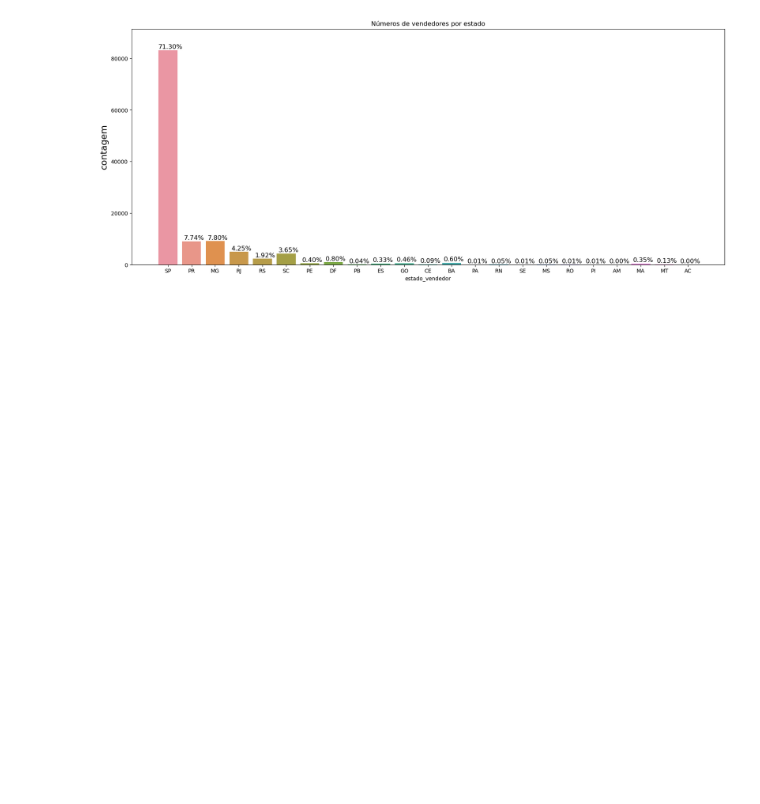
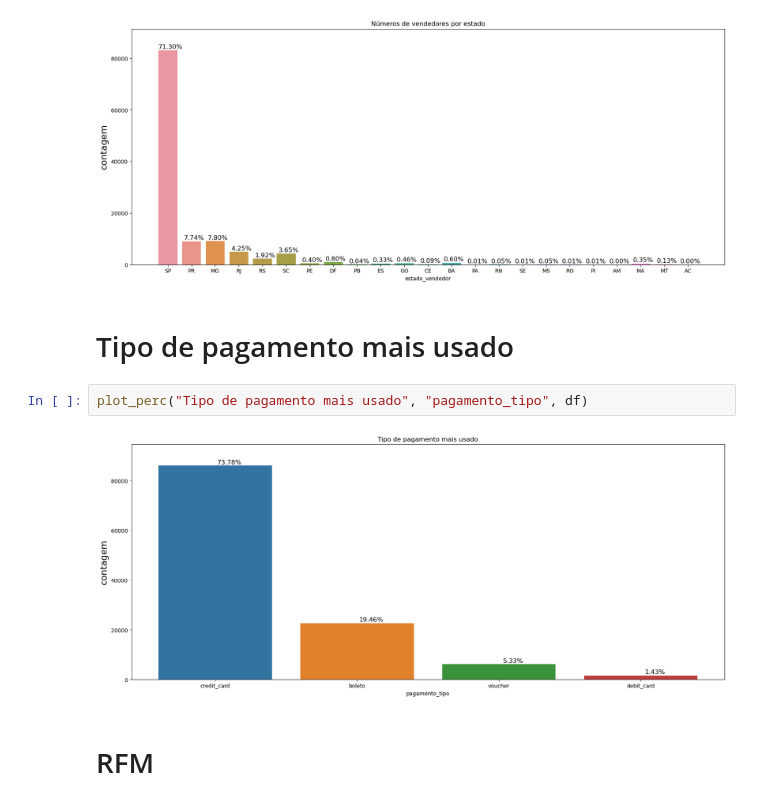
Before and after one commit to RogerCabralSilva/Clusteriza--o-de-dados, a Jupyter notebook: segmentacao.ipynb, the cells around one changed output. Drawn from its saved outputs; the diff is of its cells as text; blank space fills up the shorter version.

```diff
--- a/segmentacao.ipynb
+++ b/segmentacao.ipynb
@@ -66,3 +66,11 @@ plot_perc("Números de compradores", "estado_cliente", df)
 plot_perc("Números de vendedores por estado", "estado_vendedor", df)
 # %% [output]
 [figure]
+# %% [markdown]
+# Tipo de pagamento mais usado
+# %%
+plot_perc("Tipo de pagamento mais usado", "pagamento_tipo", df)
+# %% [output]
+[figure, added]
+# %% [markdown]
+# RFM
```
Also changed, not shown: parts of 4 cells of this notebook.
